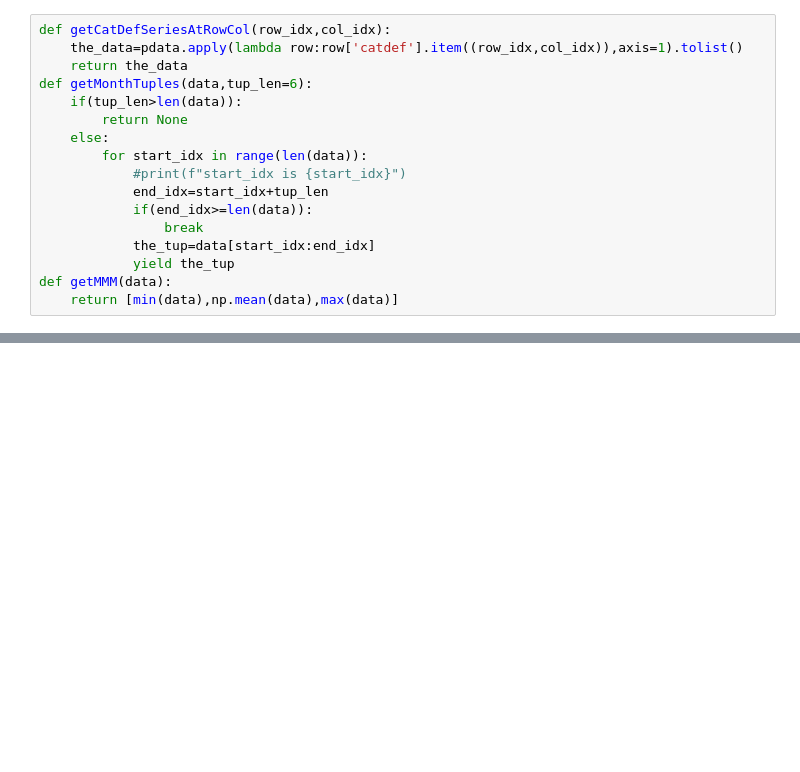
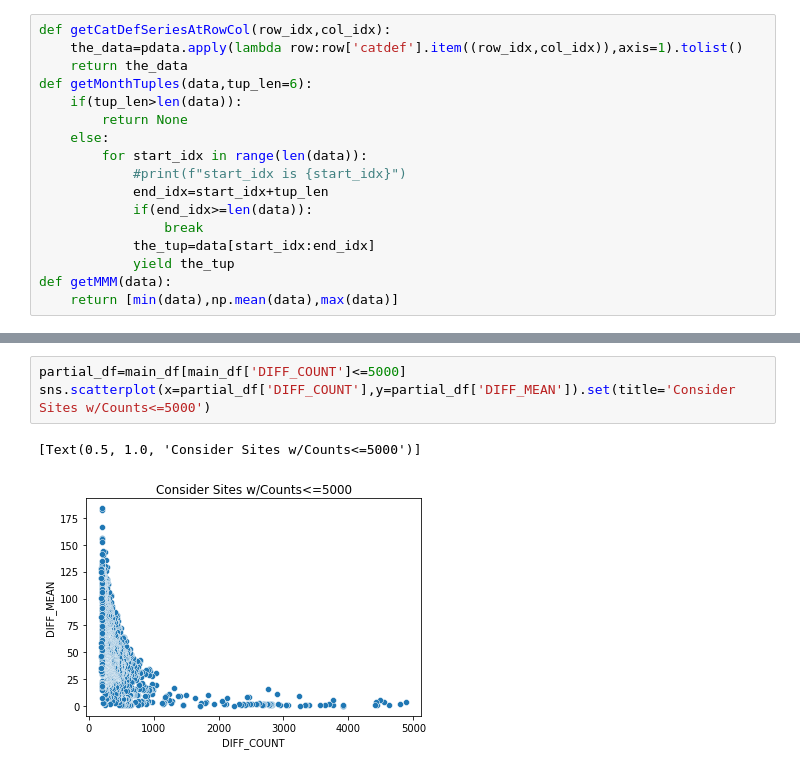
Before and after one commit to eddie-a-salinas/CA-Hydrology-W210-SP2022, a Jupyter notebook: pickle_explore.ipynb, the cells around one changed output, grey strips where cells are left out. Cells and saved outputs as stored; diff of their text form; blank space fills up the shorter version.

```diff
--- a/pickle_explore.ipynb
+++ b/pickle_explore.ipynb
@@ -570,0 +664,6 @@ For site code 348608N1182474W001, its dates are ['1986-02-06 00:00:00']
+# %%
+partial_df=main_df[main_df['DIFF_COUNT']<=5000]
+sns.scatterplot(x=partial_df['DIFF_COUNT'],y=partial_df['DIFF_MEAN']).set(title='Consider Sites w/Counts<=5000')
+# %% [output]
+[Text(0.5, 1.0, 'Consider Sites w/Counts<=5000')]
+[figure, added]
```
Also changed, not shown: parts of 49 cells of this notebook.
